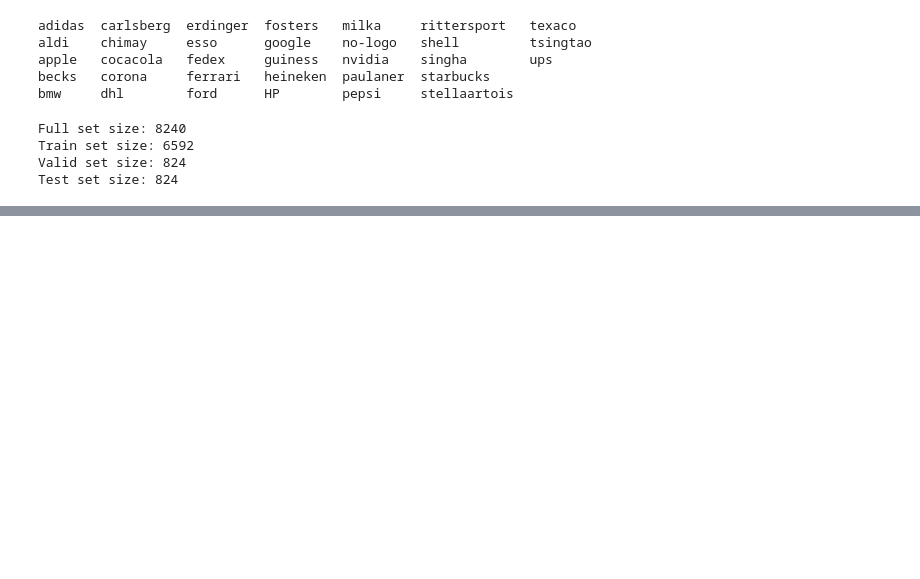
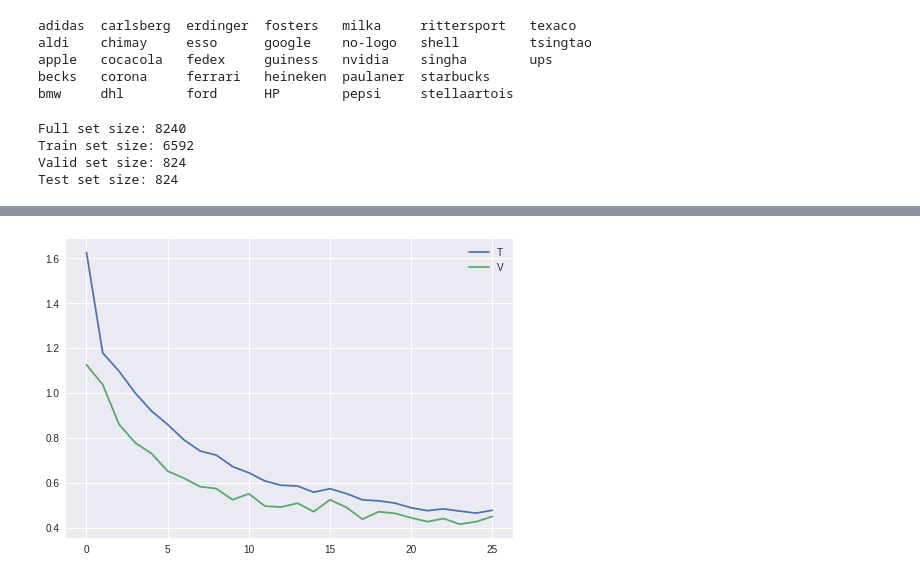
Before and after one commit to DavidAshraf/Logo-Classifier, a Jupyter notebook: Logo_Classifier.ipynb, the cells around one changed output, grey strips where cells are left out. Drawn from its saved outputs; the diff is of its cells as text; code cells hidden in the pictures; blank space fills up the shorter version.

```diff
--- a/Logo_Classifier.ipynb
+++ b/Logo_Classifier.ipynb
@@ -149,12 +180,23 @@ optimizer = torch.optim.Adam(model.parameters(), lr=0.001)
+# %%
+weight_decay=0.25
+# %%
+def reduce_lr(optimizer,lr):
+  for param_group in optimizer.param_groups:
+    param_group['lr'] = lr
+# %%
+def convert_to_adamw(weight_decay):
+  for group in optimizer.param_groups:
+    for param in group['params']:
+        param.data = param.data.add(-weight_decay * group['lr'], param.data)
 # %%
 # Training
 
-def train(model, criterion, optimizer, scheduler, start_epoch, epochs, cp, cp_path, best=np.Inf):
+def train(model, criterion, optimizer, scheduler, start_epoch, epochs, cp, cp_path,lr,best=np.Inf,last_epoch=-1):
   model.to('cuda')
   min_validation_loss = best
   train_losses_list = []
   valid_losses_list = []
-
+  last_saved_epoch = last_epoch
   for e in range(start_epoch, epochs+1):
 
     train_losses = 0
@@ -172,8 +214,8 @@ def train(model, criterion, optimizer, scheduler, start_epoch, epochs, cp, cp_pa
       loss = criterion(log_ps, labels)
 
       loss.backward()
+      convert_to_adamw(weight_decay)
       optimizer.step()
-
       train_losses += loss.item() * images.size(0)
 
       ps = torch.exp(log_ps)
@@ -209,6 +251,7 @@ def train(model, criterion, optimizer, scheduler, start_epoch, epochs, cp, cp_pa
 
     if validation_losses <= min_validation_loss:
       min_validation_loss = validation_losses
+      last_saved_epoch=e
       print("Saving Model")
       cp['state_dict'] = model.state_dict()
       cp['optimizer'] = optimizer.state_dict()
@@ -216,6 +259,12 @@ def train(model, criterion, optimizer, scheduler, start_epoch, epochs, cp, cp_pa
       cp['loss'] = validation_losses
       cp['accuracy'] = validation_accuracy
       torch.save(cp, cp_path)
+    else:
+      if last_saved_epoch != -1:
+        if (e-last_saved_epoch) % 2 == 0:
+          lr = lr * 0.7
+          reduce_lr(optimizer,lr)
+          print('Learning rate reduced to :{:.8f}'.format(lr))
 
 
   plt.plot(train_losses_list, label='T')
@@ -226,9 +275,9 @@ cp = {'class_to_idx':dataset.class_to_idx,
       'model':models.resnet152(pretrained=True),
       'classifier':classifier,
       'batch_size':batch_size}
-cp_path = drive_root + 'no-aug.pt'
+cp_path = drive_root + 'aug3.pt'
 
 model.class_to_idx = dataset.class_to_idx
 
-train(model, criterion, optimizer, None, 0, 50, cp, cp_path)
+train(model, criterion, optimizer, None, 0, 25, cp, cp_path,lr=lr)
 # %% [output]
@@ -251,0 +301 @@ Epoch: 29        Training Loss: 0.39035709014216674      Training Accuracy: 89.2
+[figure, added]
```
Also changed, not shown: parts of 10 cells of this notebook.
